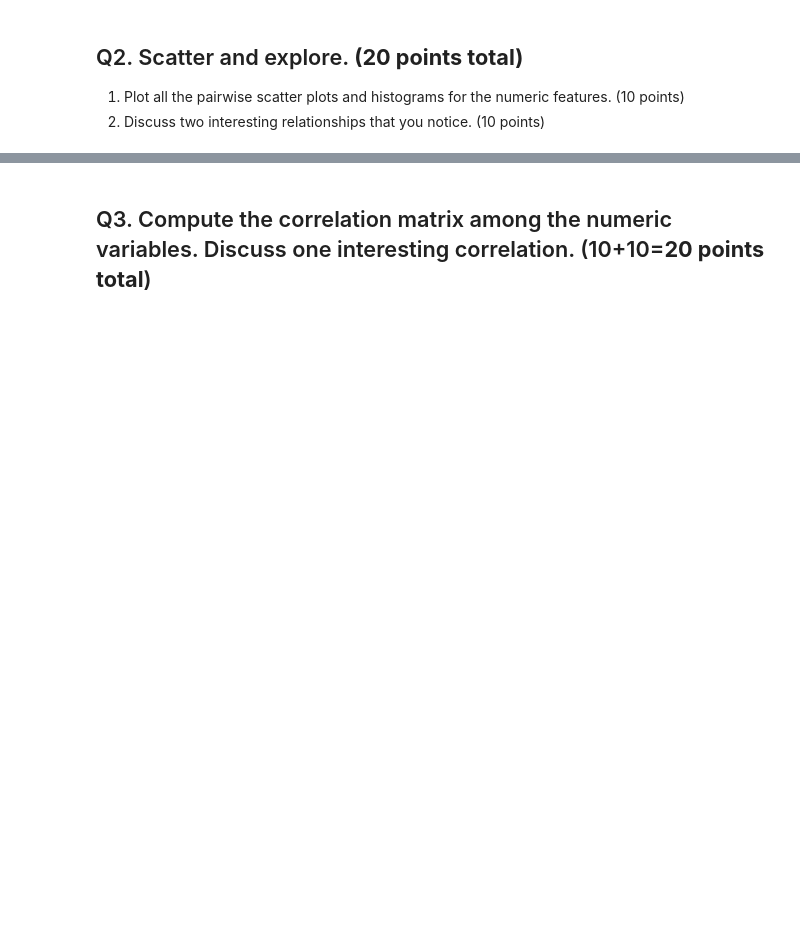
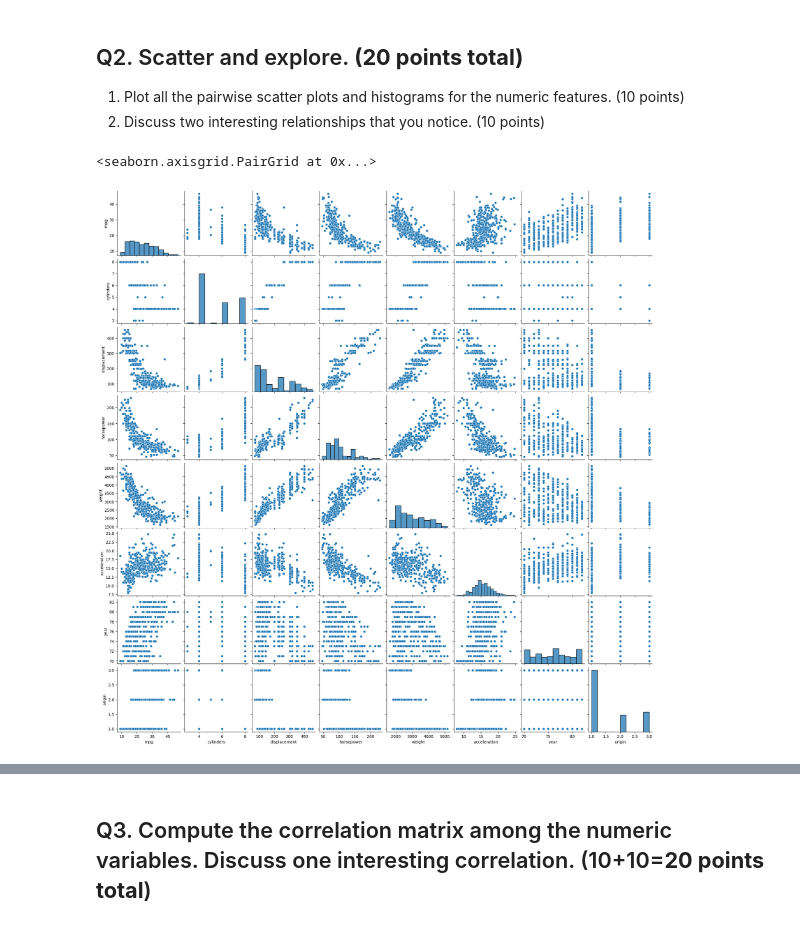
Before and after one commit to Nanase1994/BA810, a Jupyter notebook: HW1.ipynb, the cells around one changed output, grey strips where cells are left out. Drawn from its saved outputs; the diff is of its cells as text; code cells hidden in the pictures; blank space fills up the shorter version.

```diff
--- a/HW1.ipynb
+++ b/HW1.ipynb
@@ -29,5 +29,21 @@ import pandas as pd
 from google.colab import drive
 drive.mount('/content/drive')
 auto = pd.read_csv("/content/drive/MyDrive/Auto.csv")
+
+
+
+missing_values = auto.isnull().sum()
+summary_stats = auto.describe(include='all')
+
+print(auto.info(), "\n")
+
+print(auto.head(), "\n")
+
+auto['horsepower'] = pd.to_numeric(auto['horsepower'], errors='coerce')
+auto = auto.dropna(subset=['horsepower'])
+missing_hp = auto['horsepower'].isna().sum()
+print(missing_hp, "\n")
+
+print(auto.nunique())
 # %% [output]
 Drive already mounted at /content/drive; to attempt to forcibly remount, call drive.mount("/content/drive", force_remount=True).
@@ -51,3 +80,12 @@ max        24.800000   82.000000    3.000000         NaN
 ## Q2. Scatter and explore. **(20 points total)**
 1. Plot all the pairwise scatter plots and histograms for the numeric features. (10 points)
 1. Discuss two interesting relationships that you notice. (10 points)
+# %%
+import pandas as pd
+import seaborn as sns
+import matplotlib.pyplot as plt
+
+sns.pairplot(auto)
+# %% [output]
+<seaborn.axisgrid.PairGrid at 0x...>
+[figure, added]
```
Also changed, not shown: parts of 14 cells of this notebook.
